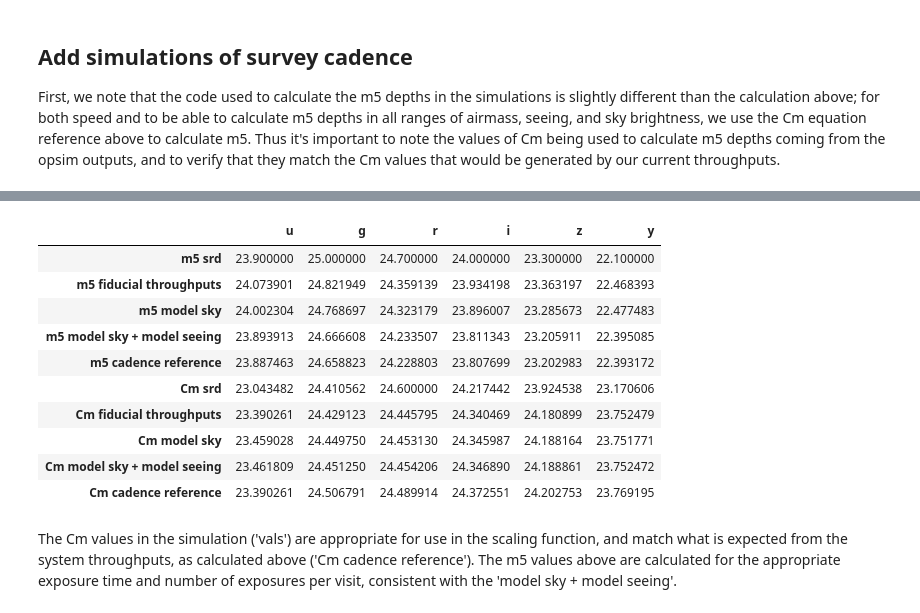
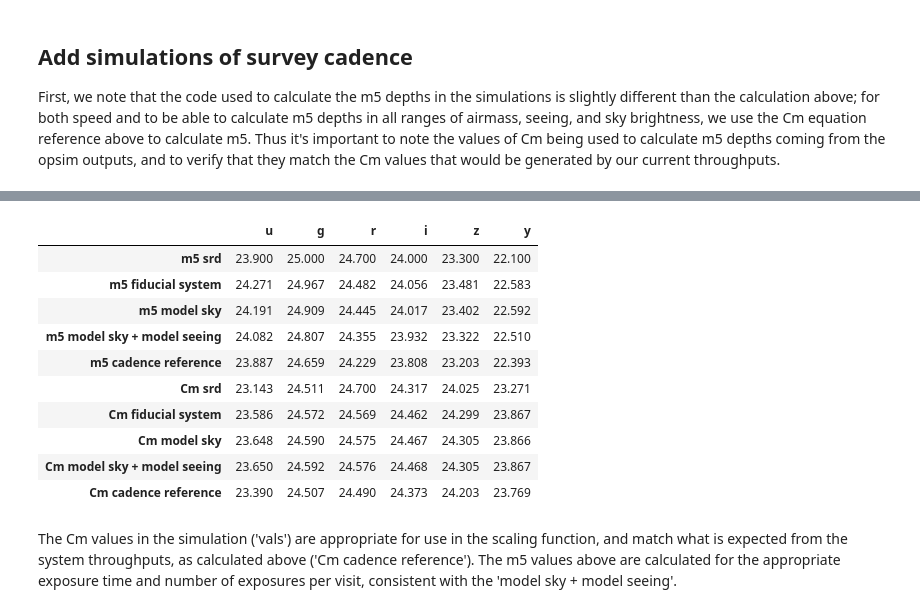
Before and after one commit to rhiannonlynne/notebooks, a Jupyter notebook: m5+Cm status.ipynb, the cells around one changed output, grey strips where cells are left out. Drawn from its saved outputs; the diff is of its cells as text; code cells hidden in the pictures.

```diff
--- a/m5+Cm status.ipynb
+++ b/m5+Cm status.ipynb
@@ -64,6 +72,8 @@ skymag_srd = {'u': 22.92,
              'i': 20.47,
              'z': 19.59,
              'y': 18.63}
+for f in skymag_srd:
+    skymag_srd[f] = skymag_srd[f] - 0.2
 
 m5 = {}
 m5['srd min'] = m5_min
@@ -77,7 +87,7 @@ for f in filterlist:
     Cm['srd min'][f] = m5_to_Cm(m5['srd min'][f], skymag_srd[f], seeing_srd[f], kAtm_srd[f], X=1.0)
     Cm['srd'][f] = m5_to_Cm(m5['srd'][f], skymag_srd[f], seeing_srd[f], kAtm_srd[f], X=1.0)
 keys = ['srd min', 'srd']
-pd.DataFrame([m5[k] for k in keys] + [Cm[k] for k in keys],
-            index=[f'm5 {k}' for k in keys] + [f'Cm {k}' for k in keys])
+pd.DataFrame([m5[k] for k in keys] + [Cm[k] for k in keys] + [kAtm_srd, seeing_srd, skymag_srd],
+            index=[f'm5 {k}' for k in keys] + [f'Cm {k}' for k in keys] + ['kAtm srd', 'seeing srd', 'sky srd'])
 # %% [output]
 |  | u | g | r | i | z | y |
@@ -240,7 +305,7 @@ pd.DataFrame([m5[k] for k in keys] + [Cm[k] for k in keys],
 # "throughputs" == throughput components, X=1.0, dark sky sed,
 #  and fiducial seeing (corresponds to 0.62" 500nm zenith seeing)
 
-k = 'fiducial throughputs'
+k = 'fiducial system'
 m5[k] = {}
 Cm[k] = {}
 
@@ -251,7 +316,7 @@ for f in filterlist:
     Cm[k][f] = m5_to_Cm(m5[k][f], skyMag[f], fid_fwhmEff[f], kAtm[f], X=1.0)
 
 
-keys = ['srd', 'srd throughputs', 'fiducial throughputs']
+keys = ['srd', 'srd system', 'fiducial system']
 pd.DataFrame([m5[k] for k in keys] + [Cm[k] for k in keys],
             index=[f'm5 {k}' for k in keys] + [f'Cm {k}' for k in keys])
 # %% [output]
@@ -264,0 +330,10 @@ pd.DataFrame([m5[k] for k in keys] + [Cm[k] for k in keys],
+# %%
+d2 = pd.DataFrame([m5[k] for k in ['srd', 'srd min', 'fiducial system']] +
+                 [fid_fwhmEff, skyMag, Cm['fiducial system']],
+                index=['SRD design', 'SRD minimum', 'm5 predicted', 'seeing', 'skybrightness', 'Cm predicted'])
+print(d)
+print(d2)
+print()
+pd.set_option('precision', 2)
+print(d2.to_latex())
+pd.set_option('precision', 3)
@@ -363,23 +458,5 @@ pd.DataFrame([seeing_srd, fid_fwhmEff, db_fwhmEff, sim_fwhmEff],
 # %%
-"""
-# And then the m5 and Cm values, using the database median value of seeing, at dark sky, X=1.0
-k = 'newest seeing'
-m5[k] = {}
-Cm[k] = {}
-
-for f in filterlist:
-    m5[k][f] = photUtils.calcM5(darksky, system[f], hardware[f],
-                                             photParams[f], FWHMeff=db_fwhmEff[f])
-
-    Cm[k][f] = m5_to_Cm(m5[k][f], skyMag[f], db_fwhmEff[f], kAtm[f], X=1.0)
-
-
-keys = ['srd', 'srd throughputs', 'fiducial throughputs', 'newest seeing']
-pd.DataFrame([m5[k] for k in keys] + [Cm[k] for k in keys],
-            index=[f'm5 {k}' for k in keys] + [f'Cm {k}' for k in keys])
-"""
-
-# Add the dark sky model instead of the dark sky SED calculated dark sky
+# Dark sky model + update in fwhm500 median value
 
 k = 'model sky + model seeing'
 m5[k] = {}
@@ -398,7 +475,7 @@ for f in filterlist:
     Cm[k][f] = m5_to_Cm(m5[k][f], dark_sky[f], db_fwhmEff[f], kAtm[f], X=1.0)
 
 
-keys = ['srd', 'srd throughputs', 'fiducial throughputs', 'model sky', 'model sky + model seeing']
+keys = ['srd', 'srd system', 'fiducial system', 'model sky', 'model sky + model seeing']
 pd.DataFrame([m5[k] for k in keys] + [Cm[k] for k in keys],
             index=[f'm5 {k}' for k in keys] + [f'Cm {k}' for k in keys])
 # %% [output]
@@ -480,36 +557,36 @@ pd.DataFrame([Cm_cadence_reference, Cm_cadence_calc],
 # %%
 # The Cm cadence values above are used for simulations, but are scaled appropriately for the given exposure time
 # and conditions. The scaling can introduce errors up to but typically less than 0.01 magnitudes.
 # We use rubin_sim.utils.m5_flat_sed for this scaling.
 
 k = 'cadence reference'
 m5[k] = {}
 Cm[k] = Cm_cadence_reference
 
 for f in filterlist:
     if f == 'u':
         expTime = 30
         nexp = 1
     else:
         expTime = 15
         nexp = 2
     m5[k][f] = rsUtils.m5_flat_sed(f, dark_sky[f], db_fwhmEff[f], expTime=expTime, airmass=1.0, nexp=nexp)
 
-keys = ['srd', 'fiducial throughputs', 'model sky', 'model sky + model seeing', 'cadence reference']
+keys = ['srd', 'fiducial system', 'model sky', 'model sky + model seeing', 'cadence reference']
 pd.DataFrame([m5[k] for k in keys] + [Cm[k] for k in keys],
             index=[f'm5 {k}' for k in keys] + [f'Cm {k}' for k in keys])
 # %% [output]
 |  | u | g | r | i | z | y |
-| m5 srd | 23.900000 | 25.000000 | 24.700000 | 24.000000 | 23.300000 | 22.100000 |
-| m5 fiducial throughputs | 24.073901 | 24.821949 | 24.359139 | 23.934198 | 23.363197 | 22.468393 |
-| m5 model sky | 24.002304 | 24.768697 | 24.323179 | 23.896007 | 23.285673 | 22.477483 |
-| m5 model sky + model seeing | 23.893913 | 24.666608 | 24.233507 | 23.811343 | 23.205911 | 22.395085 |
-| m5 cadence reference | 23.887463 | 24.658823 | 24.228803 | 23.807699 | 23.202983 | 22.393172 |
-| Cm srd | 23.043482 | 24.410562 | 24.600000 | 24.217442 | 23.924538 | 23.170606 |
-| Cm fiducial throughputs | 23.390261 | 24.429123 | 24.445795 | 24.340469 | 24.180899 | 23.752479 |
-| Cm model sky | 23.459028 | 24.449750 | 24.453130 | 24.345987 | 24.188164 | 23.751771 |
-| Cm model sky + model seeing | 23.461809 | 24.451250 | 24.454206 | 24.346890 | 24.188861 | 23.752472 |
-| Cm cadence reference | 23.390261 | 24.506791 | 24.489914 | 24.372551 | 24.202753 | 23.769195 |
+| m5 srd | 23.900 | 25.000 | 24.700 | 24.000 | 23.300 | 22.100 |
+| m5 fiducial system | 24.271 | 24.967 | 24.482 | 24.056 | 23.481 | 22.583 |
+| m5 model sky | 24.191 | 24.909 | 24.445 | 24.017 | 23.402 | 22.592 |
+| m5 model sky + model seeing | 24.082 | 24.807 | 24.355 | 23.932 | 23.322 | 22.510 |
+| m5 cadence reference | 23.887 | 24.659 | 24.229 | 23.808 | 23.203 | 22.393 |
+| Cm srd | 23.143 | 24.511 | 24.700 | 24.317 | 24.025 | 23.271 |
+| Cm fiducial system | 23.586 | 24.572 | 24.569 | 24.462 | 24.299 | 23.867 |
+| Cm model sky | 23.648 | 24.590 | 24.575 | 24.467 | 24.305 | 23.866 |
+| Cm model sky + model seeing | 23.650 | 24.592 | 24.576 | 24.468 | 24.305 | 23.867 |
+| Cm cadence reference | 23.390 | 24.507 | 24.490 | 24.373 | 24.203 | 23.769 |
 # %% [markdown]
 The Cm values in the simulation ('vals') are appropriate for use in the scaling function, and match what is expected from the system throughputs, as calculated above ('Cm cadence reference'). The m5 values above are calculated for the appropriate exposure time and number of exposures per visit, consistent with the 'model sky + model seeing'.
 # %% [markdown]
```
Also changed, not shown: parts of 78 cells of this notebook, 1 other file.
